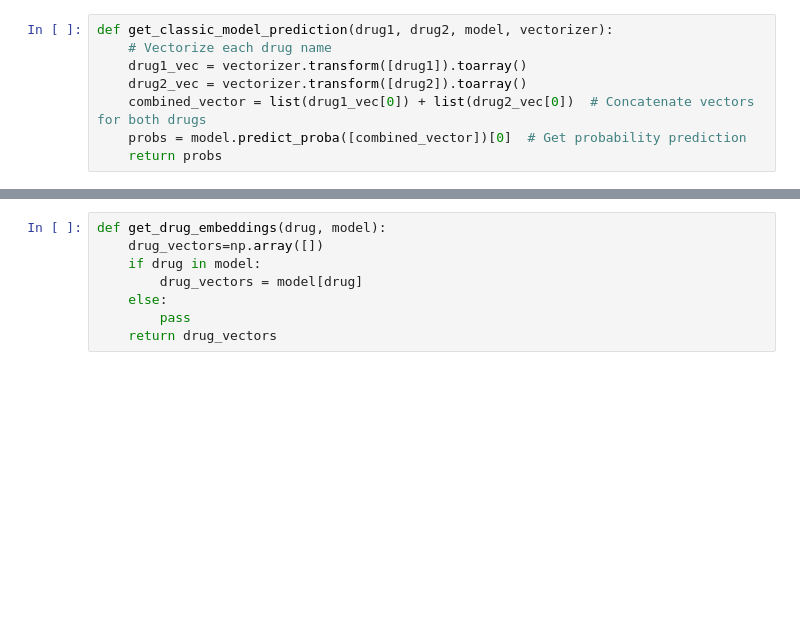
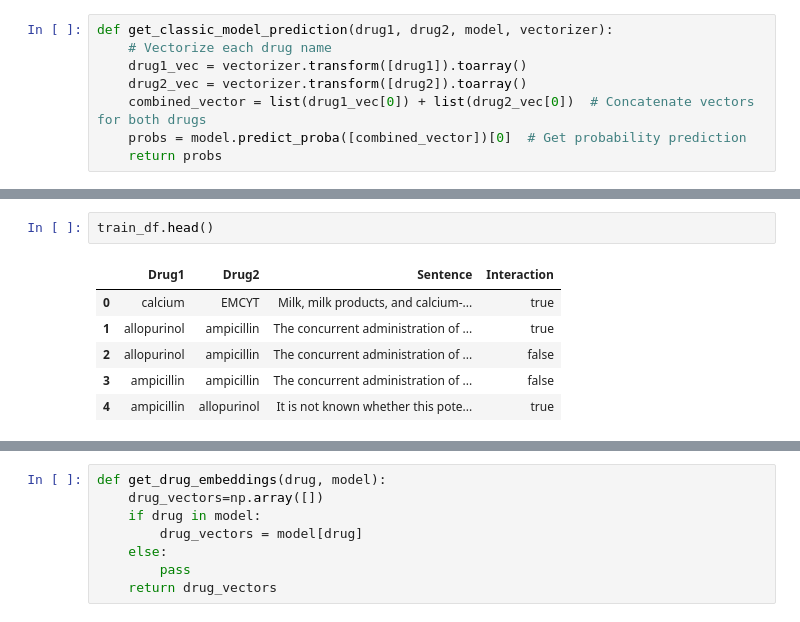
Before and after one commit to abhayjit07/Drug-Drug-Interaction-and-Alternate-Recommendation-System, a Jupyter notebook: Pipeline3/ensembling.ipynb, the cells around one changed output, grey strips where cells are left out. Saved outputs shown, nothing was run; the diff lists cells and outputs as text; blank space fills up the shorter version.

```diff
--- a/Pipeline3/ensembling.ipynb
+++ b/Pipeline3/ensembling.ipynb
@@ -149,0 +157,9 @@ test_df.head()
+# %%
+train_df.head()
+# %% [output]
+|  | Drug1 | Drug2 | Sentence | Interaction |
+| 0 | calcium | EMCYT | Milk, milk products, and calcium-... | true |
+| 1 | allopurinol | ampicillin | The concurrent administration of ... | true |
+| 2 | allopurinol | ampicillin | The concurrent administration of ... | false |
+| 3 | ampicillin | ampicillin | The concurrent administration of ... | false |
+| 4 | ampicillin | allopurinol | It is not known whether this pote... | true |
```
Also changed, not shown: parts of 14 cells of this notebook, 11 other files.
